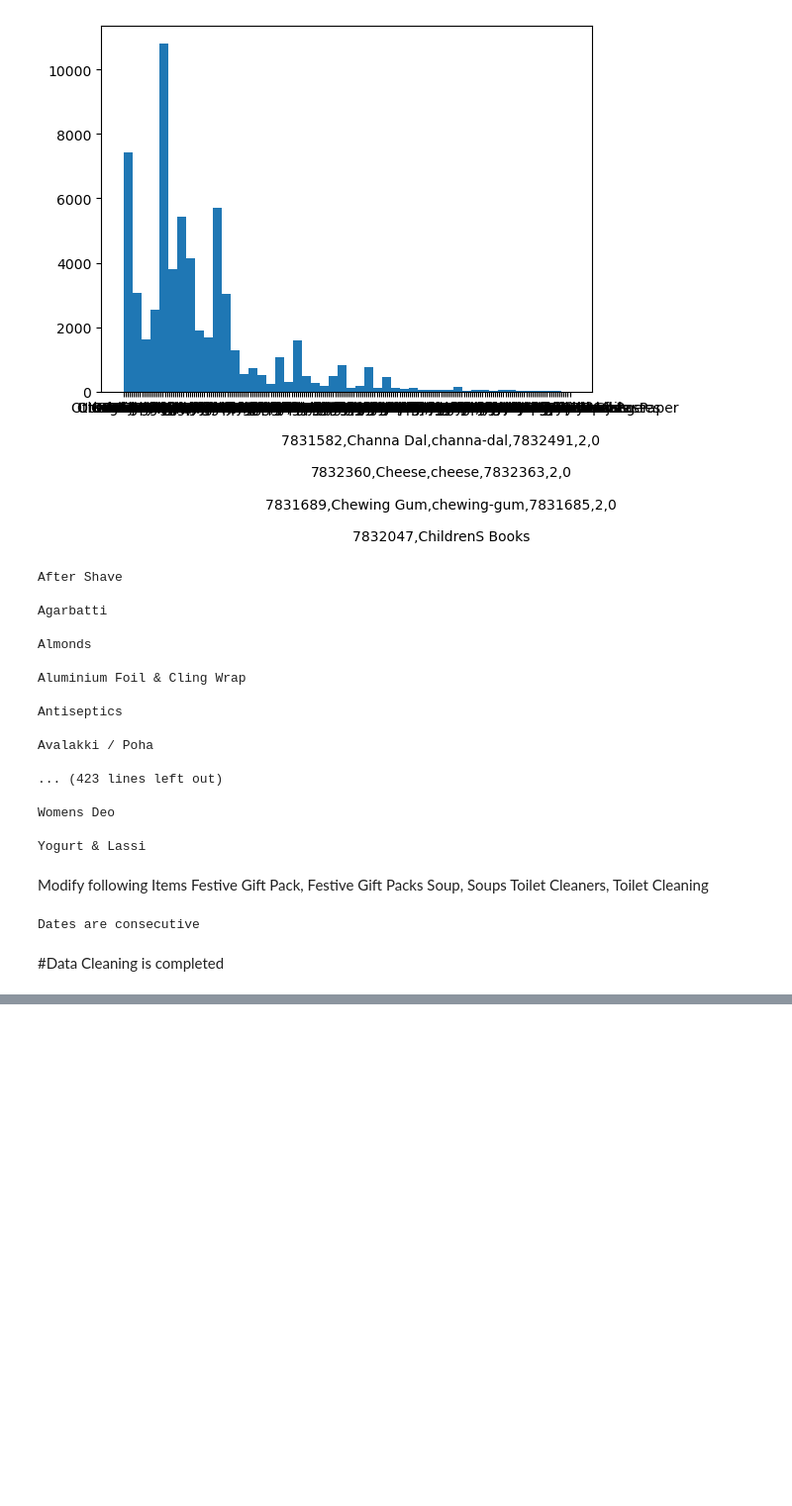
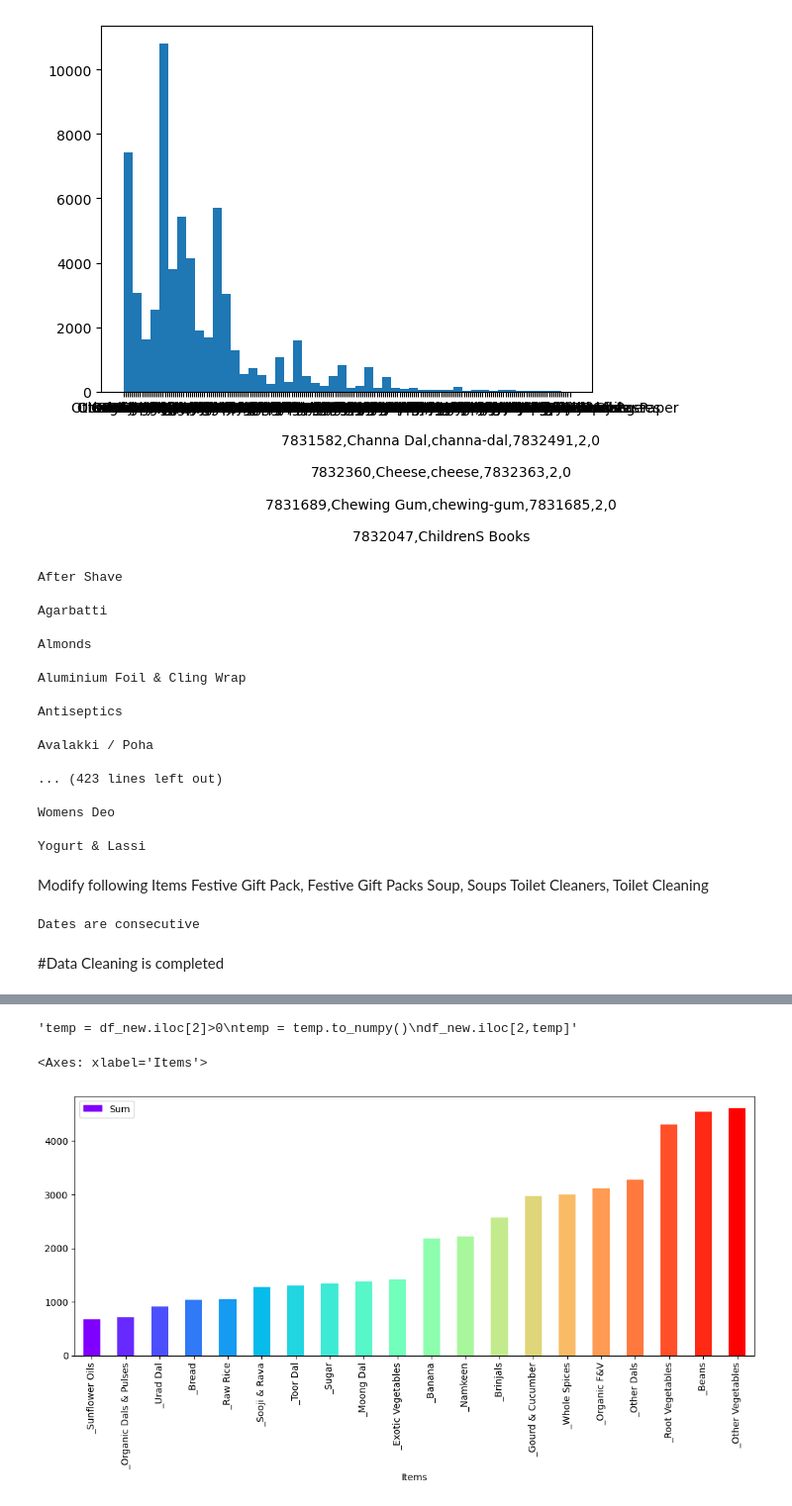
Before and after one commit to muthuganeshece/pyNotebooks, a Jupyter notebook: DataAnalysis/Business/BigBasketEDA.ipynb, the cells around one changed output, grey strips where cells are left out. Shown: that part at 99% size. Drawn from its saved outputs; the diff is of its cells as text; code cells hidden in the pictures; blank space fills up the shorter version.

Commit message:
Identified Fast Items

```diff
--- a/DataAnalysis/Business/BigBasketEDA.ipynb
+++ b/DataAnalysis/Business/BigBasketEDA.ipynb
@@ -109,0 +113,2 @@ Dates are consecutive
+# %%
+y = pd.get_dummies(raw_process[['Order', 'Description']],  dtype=float, prefix='')
@@ -109,0 +125,3 @@ Dates are consecutive
+# %%
+OneHotCoded = y.groupby(y['Order']).sum()
+OneHotCoded.replace(0,np.nan)
@@ -109,0 +154,26 @@ Dates are consecutive
+# %%
+#TEST CODE
+"""temp = df_new.iloc[2]>0
+temp = temp.to_numpy()
+df_new.iloc[2,temp]"""
+# %% [output]
+'temp = df_new.iloc[2]>0\ntemp = temp.to_numpy()\ndf_new.iloc[2,temp]'
+# %%
+Column_sum = np.zeros(OneHotCoded.shape[1])
+Column_avg = np.zeros(OneHotCoded.shape[1])
+column_std = np.zeros(OneHotCoded.shape[1])
+for i in range(OneHotCoded.shape[1]):
+    Column_sum[i] = OneHotCoded.iloc[:,i].sum()
+    Column_avg[i] = OneHotCoded.iloc[:,i].mean()
+    column_std[i] = OneHotCoded.iloc[:,i].std()
+# %%
+d = {'Items': OneHotCoded.columns, 'Sum': Column_sum, 'Avg': Column_avg, 'STD': column_std}
+df_new = pd.DataFrame(d)
+df_new = df_new.sort_values(by=['Sum'])
+# %%
+color = plt.cm.rainbow(np.linspace(0, 1, 20))
+
+df_new.tail(20).plot.bar(x='Items', y='Sum',color=color, figsize=(13,5))
+# %% [output]
+<Axes: xlabel='Items'>
+[figure, added]
```
Also changed, not shown: parts of 14 cells of this notebook, 1 other file.
